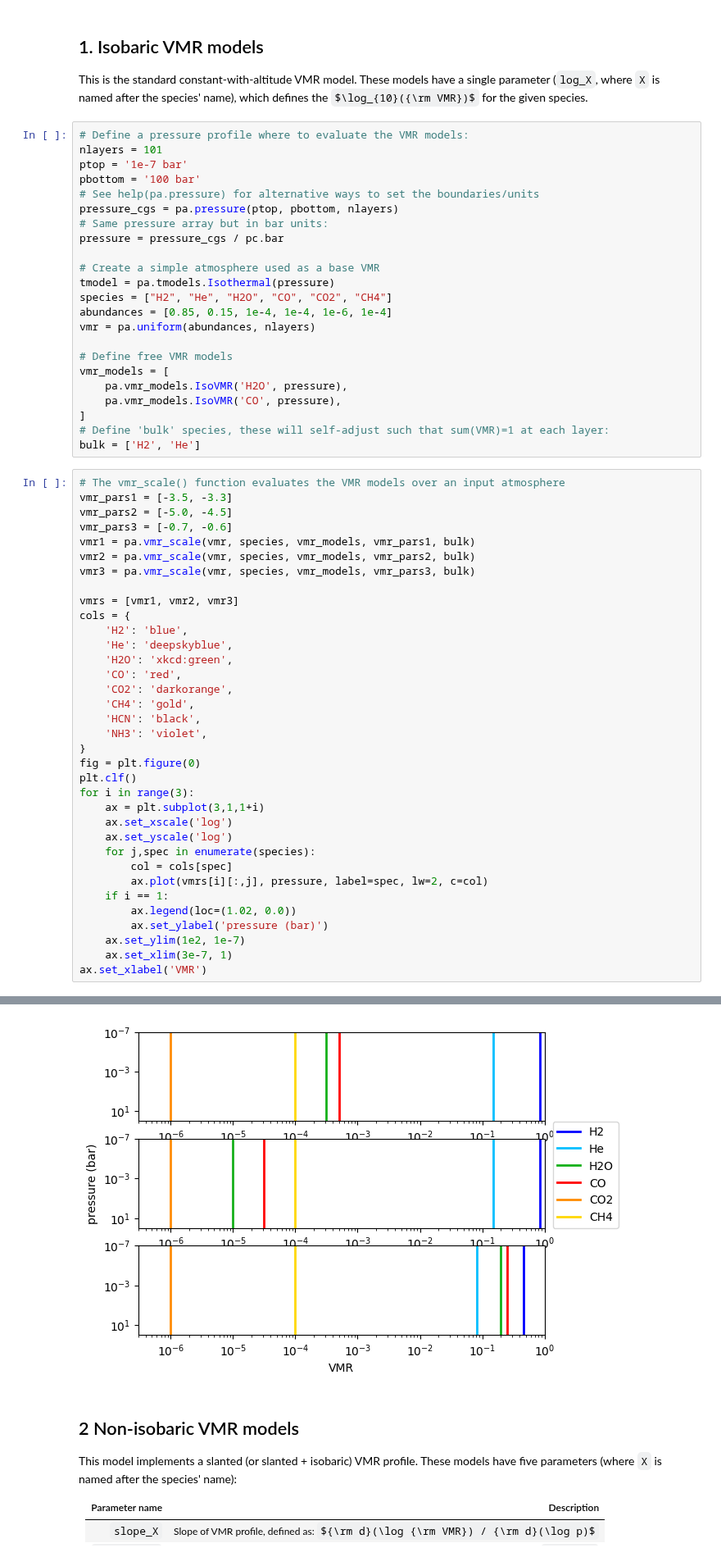
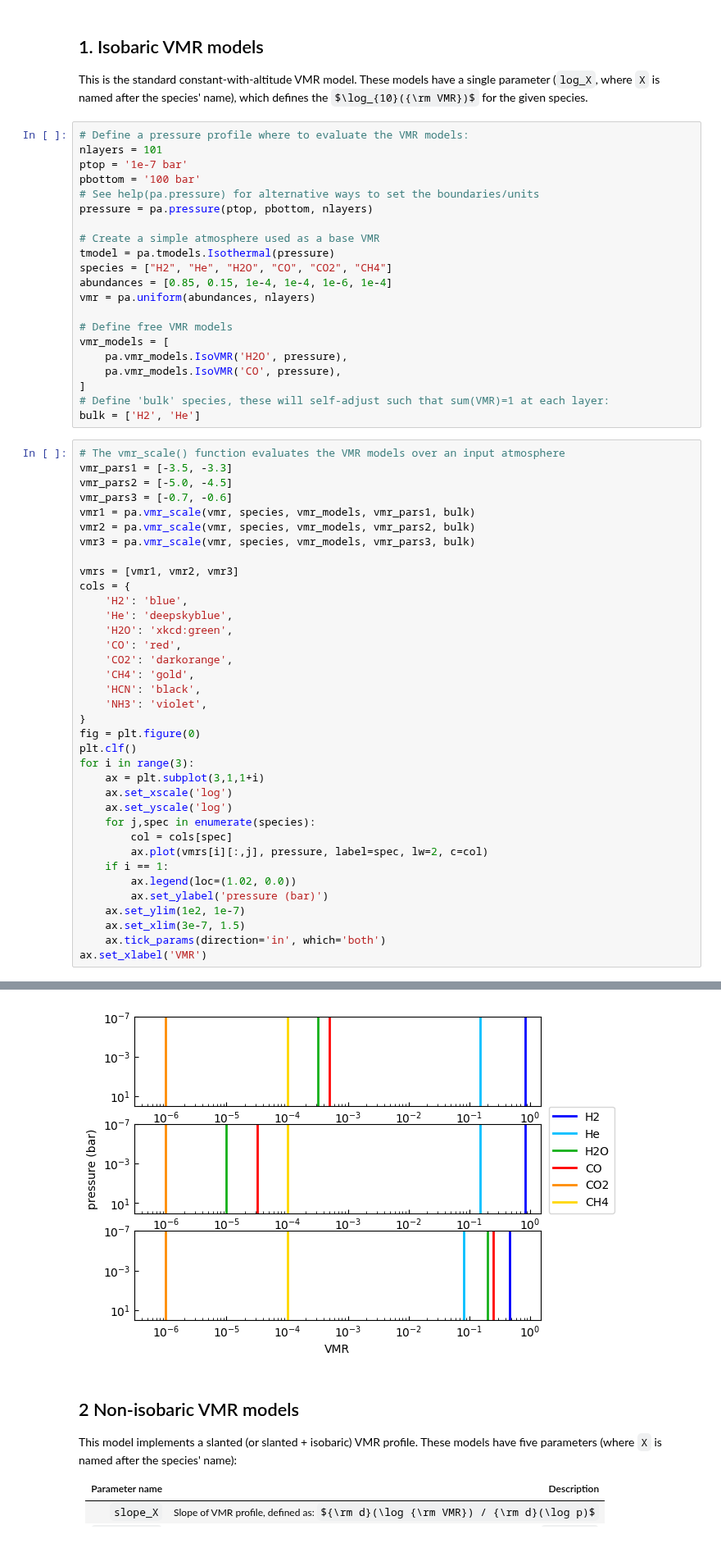
Before and after one commit to pcubillos/pyratbay, a Jupyter notebook: docs/cookbooks/vmr_free_profiles.ipynb, the cells around one changed output, grey strips where cells are left out. Shown at 82% size. Saved outputs shown, nothing was run; the diff lists cells and outputs as text; some formulas as TeX source.

```diff
--- a/docs/cookbooks/vmr_free_profiles.ipynb
+++ b/docs/cookbooks/vmr_free_profiles.ipynb
@@ -18,9 +26,7 @@ nlayers = 101
 ptop = '1e-7 bar'
 pbottom = '100 bar'
 # See help(pa.pressure) for alternative ways to set the boundaries/units
-pressure_cgs = pa.pressure(ptop, pbottom, nlayers)
-# Same pressure array but in bar units:
-pressure = pressure_cgs / pc.bar
+pressure = pa.pressure(ptop, pbottom, nlayers)
 
 # Create a simple atmosphere used as a base VMR
 tmodel = pa.tmodels.Isothermal(pressure)
@@ -44,35 +50,36 @@ vmr1 = pa.vmr_scale(vmr, species, vmr_models, vmr_pars1, bulk)
 vmr2 = pa.vmr_scale(vmr, species, vmr_models, vmr_pars2, bulk)
 vmr3 = pa.vmr_scale(vmr, species, vmr_models, vmr_pars3, bulk)
 
 vmrs = [vmr1, vmr2, vmr3]
 cols = {
     'H2': 'blue',
     'He': 'deepskyblue',
     'H2O': 'xkcd:green',
     'CO': 'red',
     'CO2': 'darkorange',
     'CH4': 'gold',
     'HCN': 'black',
     'NH3': 'violet',
 }
 fig = plt.figure(0)
 plt.clf()
 for i in range(3):
     ax = plt.subplot(3,1,1+i)
     ax.set_xscale('log')
     ax.set_yscale('log')
     for j,spec in enumerate(species):
         col = cols[spec]
         ax.plot(vmrs[i][:,j], pressure, label=spec, lw=2, c=col)
     if i == 1:
         ax.legend(loc=(1.02, 0.0))
         ax.set_ylabel('pressure (bar)')
     ax.set_ylim(1e2, 1e-7)
-    ax.set_xlim(3e-7, 1)
+    ax.set_xlim(3e-7, 1.5)
+    ax.tick_params(direction='in', which='both')
 ax.set_xlabel('VMR')
 # %% [output]
 Text(0.5, 0, 'VMR')
-[figure, old version]
+[figure, new version]
 # %% [markdown]
 ## 2 Non-isobaric VMR models
 
```
Also changed, not shown: parts of 3 cells of this notebook, 8 other files.
